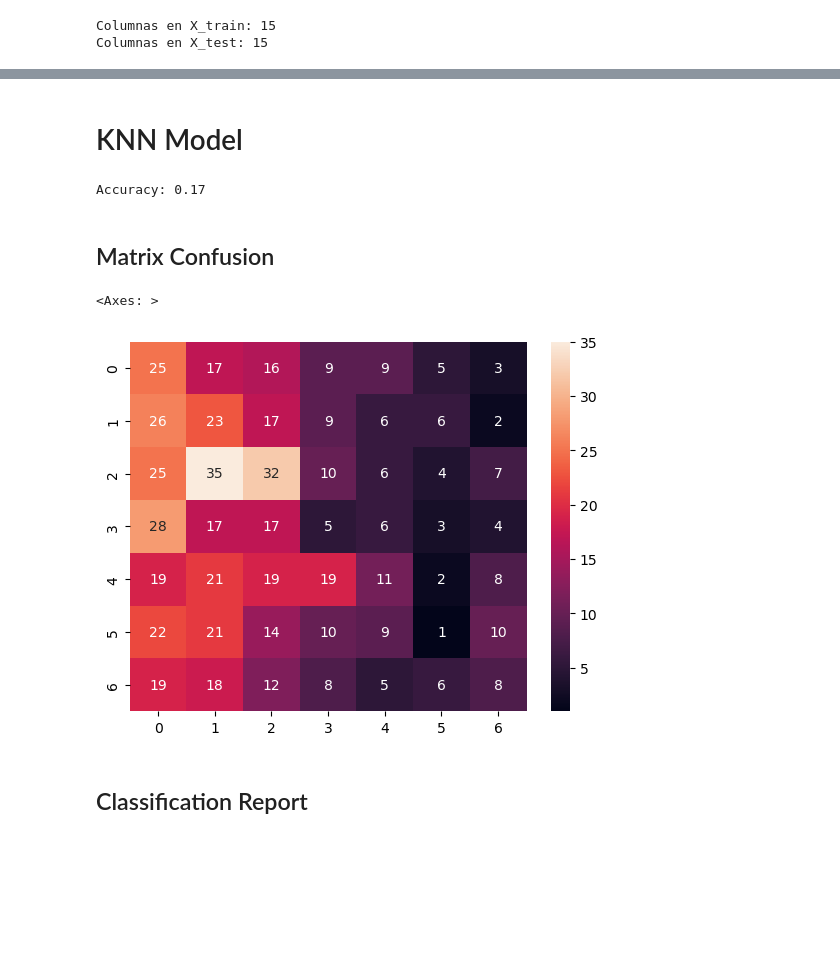
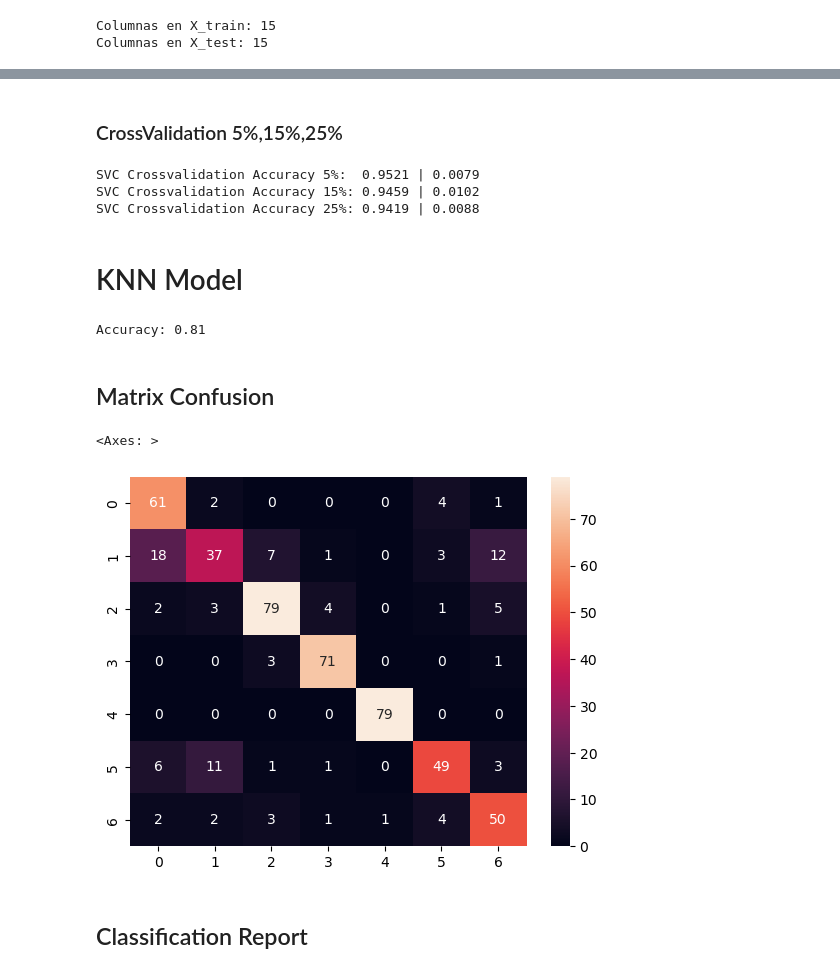
Before and after one commit to 2026362-Silvia/Machine-Learning, a Jupyter notebook: SilviaSolanoMarchini_1st_assessment_ML.ipynb, the cells around one changed output, grey strips where cells are left out. Cells and saved outputs as stored; diff of their text form; code cells hidden in the pictures; blank space fills up the shorter version.

Commit message:
5,15,25 for scaled and train

```diff
--- a/SilviaSolanoMarchini_1st_assessment_ML.ipynb
+++ b/SilviaSolanoMarchini_1st_assessment_ML.ipynb
@@ -425,36 +429,42 @@ Number of rows and columns after splitting dataset:  (1688, 16) (423, 16) (1688,
 # %% [markdown]
 ### StandardScaler
 # %%
-#Split data
-X_train, X_test, y_train, y_test = train_test_split(X, y, test_size=0.3, random_state=42)
+# Split 5%
+# Create an initialise an object sc by calling a method StandardScaler()
+scaled_5 = StandardScaler()
+# Train the model by calling the fit_transform method
+X_train_5_scaled = scaler.fit_transform(X_train_5)
+# Store the transformed data into X_test
+X_test_5_scaled = scaler.transform(X_test_5)
 
-# Create an initialise an object sc by calling a method StandardScaler()
-sc = StandardScaler()
+# Split 15%
+scaled_15 = StandardScaler()
+X_train_15_scaled = scaler.fit_transform(X_train_15)
+X_test_15_scaled = scaler.transform(X_test_15)
 
-# Train the model by calling a method fit_transform
-X_train_scaled = scaler.fit_transform(X_train)
-
-# Store the transformed data into X_test
-X_test_scaled = scaler.transform(X_test)
+# Split 25%
+scaled_25 = StandardScaler()
+X_train_25_scaled = scaler.fit_transform(X_train_25)
+X_test_25_scaled = scaler.transform(X_test_25)
 # %% [markdown]
 # SVC
 # %%
-# Create SVC
+# Create SVC with 25%
 cls_svc = SVC(kernel='rbf', C=1.0, random_state=42)
 
 # Training with X_train_scaled
-cls_svc.fit(X_train_scaled, y_train)
+cls_svc.fit(X_train_25_scaled, y_train_25)
 
 # Predictive with X_test_scaled
-y_predict = cls_svc.predict(X_test_scaled)
+y_predict = cls_svc.predict(X_test_25_scaled)
 # %%
 # Create a classifier
 cls_svc = SVC(kernel = "linear")    # Press shift + tab key simultaneoulsy to get the help for the function or method SVC
 
 # Train the model
-cls_svc.fit(X_train_scaled, y_train)
+cls_svc.fit(X_train_25_scaled, y_train_25)
 
 # Predict the response
-y_pred_svc = cls_svc.predict(X_test_scaled)
+y_pred_25_svc = cls_svc.predict(X_test_25_scaled)
 # %%
 # accuracy
@@ -599,33 +608,50 @@ plt.show()
+# %% [markdown]
+### CrossValidation 5%,15%,25%
+# %%
+# CrossValidation 5%,15%,25%
+cls_svc = SVC(kernel='linear', random_state=42)
+cv_5 = cross_val_score(cls_svc, X_train_5_scaled, y_train_5, cv=5, scoring='accuracy')
+cv_15 = cross_val_score(cls_svc, X_train_15_scaled, y_train_15, cv=5, scoring='accuracy')
+cv_25 = cross_val_score(cls_svc, X_train_25_scaled, y_train_25, cv=5, scoring='accuracy')
+
+# Print accurrancy of crossvalidation
+print(f"SVC Crossvalidation Accuracy 5%:  {cv_5.mean():.4f} | {cv_5.std():.4f}")
+print(f"SVC Crossvalidation Accuracy 15%: {cv_15.mean():.4f} | {cv_15.std():.4f}")
+print(f"SVC Crossvalidation Accuracy 25%: {cv_25.mean():.4f} | {cv_25.std():.4f}")
+# %% [output]
+SVC Crossvalidation Accuracy 5%:  0.9521 | 0.0079
+SVC Crossvalidation Accuracy 15%: 0.9459 | 0.0102
+SVC Crossvalidation Accuracy 25%: 0.9419 | 0.0088
 # %% [markdown]
 # KNN Model
 # %%
-# Create KNN Classifier
+# Create KNN Classifier 25%
 col_kNN = KNeighborsClassifier(n_neighbors = 3)
 
 # Train the model using the training sets
-col_kNN.fit(X_train_scaled, y_train)
+col_kNN.fit(X_train_25_scaled, y_train_25)
 
 # Predict the response for test dataset
-y_pred_knn = col_kNN.predict(X_test_scaled)
+y_pred_knn_25 = col_kNN.predict(X_test_25_scaled)
 # %%
 # Model Accuracy, how often is the classifier correct?
-print( "Accuracy: {:.2f}".format(metrics.accuracy_score(y_test, y_pred_knn)) )
+print( "Accuracy: {:.2f}".format(metrics.accuracy_score(y_test_25, y_pred_knn_25)) )
 # %% [output]
-Accuracy: 0.17
+Accuracy: 0.81
 # %% [markdown]
 ## Matrix Confusion
 # %%
 # Call a method predict by using an object classifier 'cls_svm'
-y_predict = col_kNN.predict(X_test_scaled)
+y_predict_25 = col_kNN.predict(X_test_25_scaled)
 
 # Calculate cm by calling a method named as 'confusion_matrix'
-cm = confusion_matrix(y_test, y_predict)
+cm = confusion_matrix(y_test_25, y_predict_25)
 
 # Call a method heatmap() to plot confusion matrix
 sns.heatmap(cm, annot = True)
 # %% [output]
 <Axes: >
-[figure, old version]
+[figure, new version]
 # %% [markdown]
 ## Classification Report
 # %%
```
Also changed, not shown: parts of 15 cells of this notebook.
